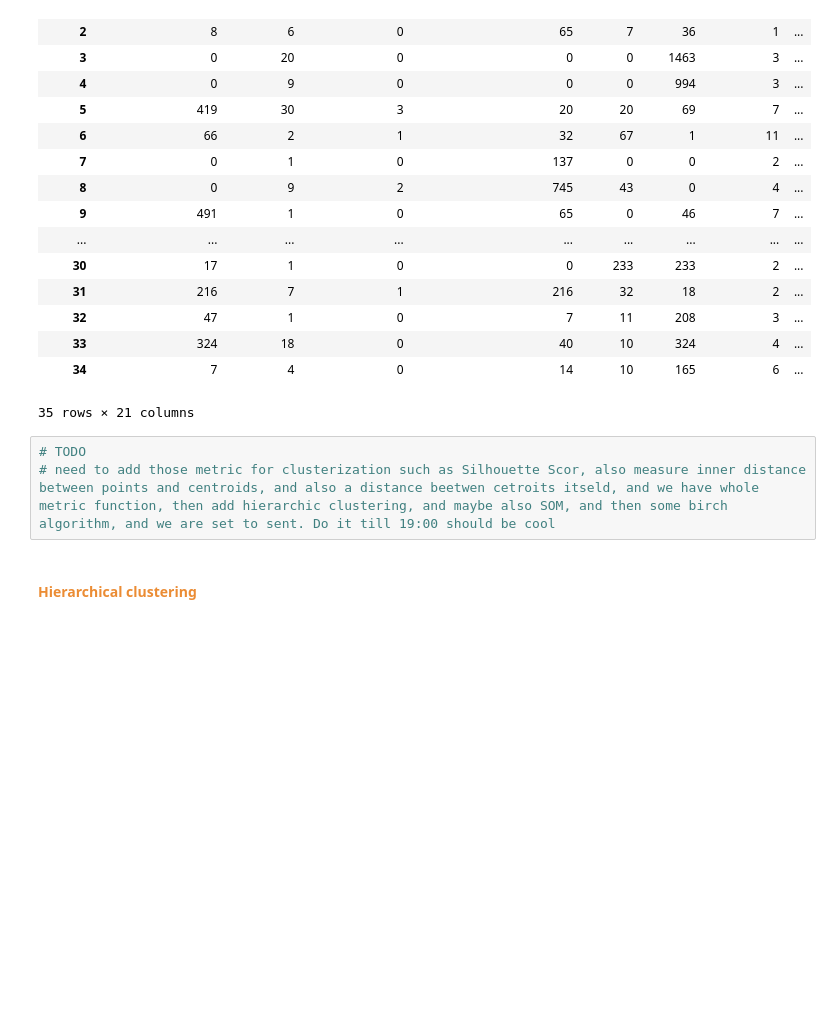
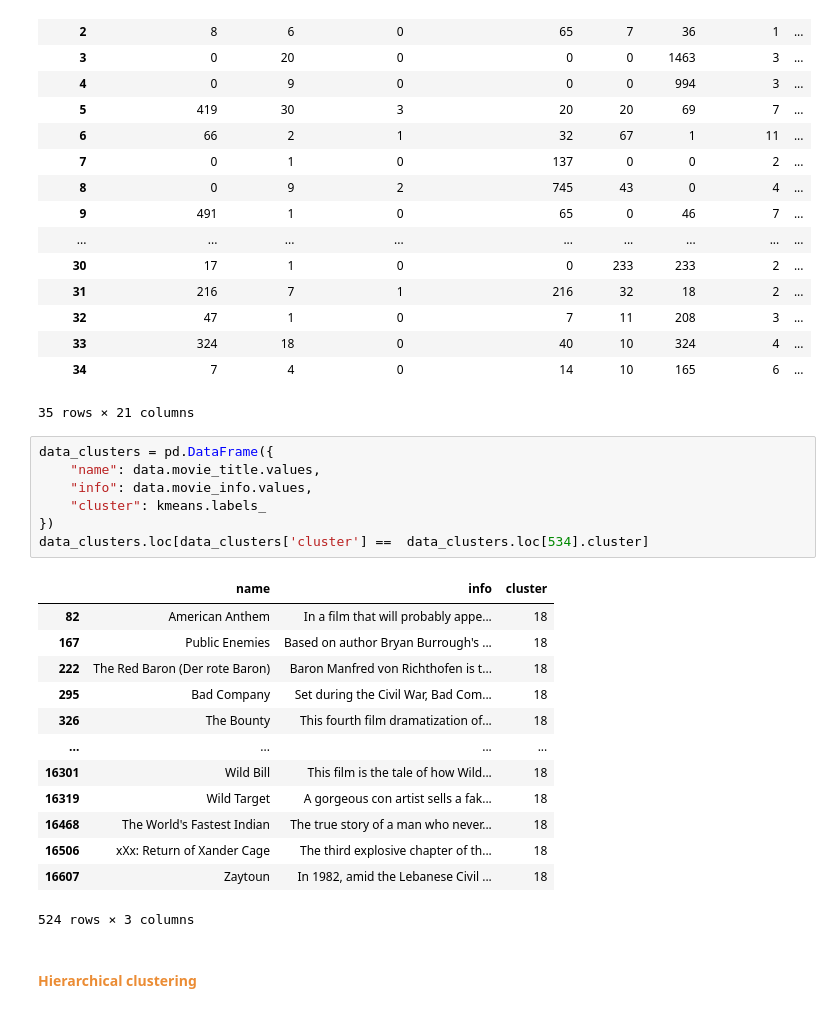
Before and after one commit to JHeczko/dataScience_kurs, a Jupyter notebook: Clusterization/Advanced/clusterization_advanced.ipynb, the cells around one changed output. Drawn from its saved outputs; the diff is of its cells as text; blank space fills up the shorter version.

Commit message:
all done, need coments

```diff
--- a/Clusterization/Advanced/clusterization_advanced.ipynb
+++ b/Clusterization/Advanced/clusterization_advanced.ipynb
@@ -341,9 +341,27 @@ Silhoute score: 0.11706507144138084
 | 33 | 324 | 18 | 0 | 40 | 10 | 324 | 4 | ... |
 | 34 | 7 | 4 | 0 | 14 | 10 | 165 | 6 | ... |
 35 rows × 21 columns
-# %%
-# TODO
-# need to add those metric for clusterization such as Silhouette Scor, also measure inner distance between points and centroids, and also a distance beetwen cetroits itseld, and we have whole metric function, then add hierarchic clustering, and maybe also SOM, and then some birch algorithm, and we are set to sent. Do it till 19:00 should be cool
+# %%
+data_clusters = pd.DataFrame({
+    "name": data.movie_title.values,
+    "info": data.movie_info.values,
+    "cluster": kmeans.labels_
+})
+data_clusters.loc[data_clusters['cluster'] ==  data_clusters.loc[534].cluster]
+# %% [output]
+|  | name | info | cluster |
+| 82 | American Anthem | In a film that will probably appe... | 18 |
+| 167 | Public Enemies | Based on author Bryan Burrough's ... | 18 |
+| 222 | The Red Baron (Der rote Baron) | Baron Manfred von Richthofen is t... | 18 |
+| 295 | Bad Company | Set during the Civil War, Bad Com... | 18 |
+| 326 | The Bounty | This fourth film dramatization of... | 18 |
+| ... | ... | ... | ... |
+| 16301 | Wild Bill | This film is the tale of how Wild... | 18 |
+| 16319 | Wild Target | A gorgeous con artist sells a fak... | 18 |
+| 16468 | The World's Fastest Indian | The true story of a man who never... | 18 |
+| 16506 | xXx: Return of Xander Cage | The third explosive chapter of th... | 18 |
+| 16607 | Zaytoun | In 1982, amid the Lebanese Civil ... | 18 |
+524 rows × 3 columns
 # %% [markdown]
 #### <span style="color:#eb8c34"><b>Hierarchical clustering
 # %% [markdown]
```
Also changed, not shown: parts of 11 cells of this notebook.
